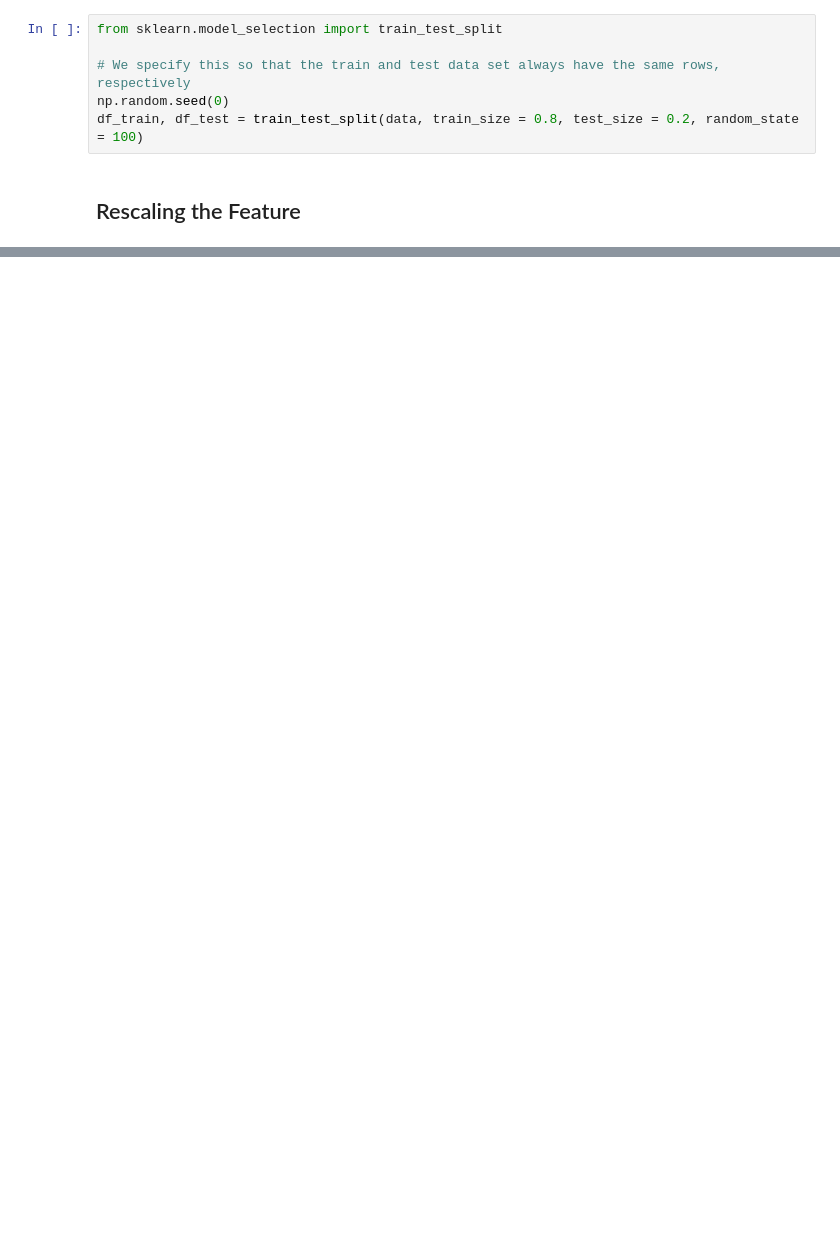
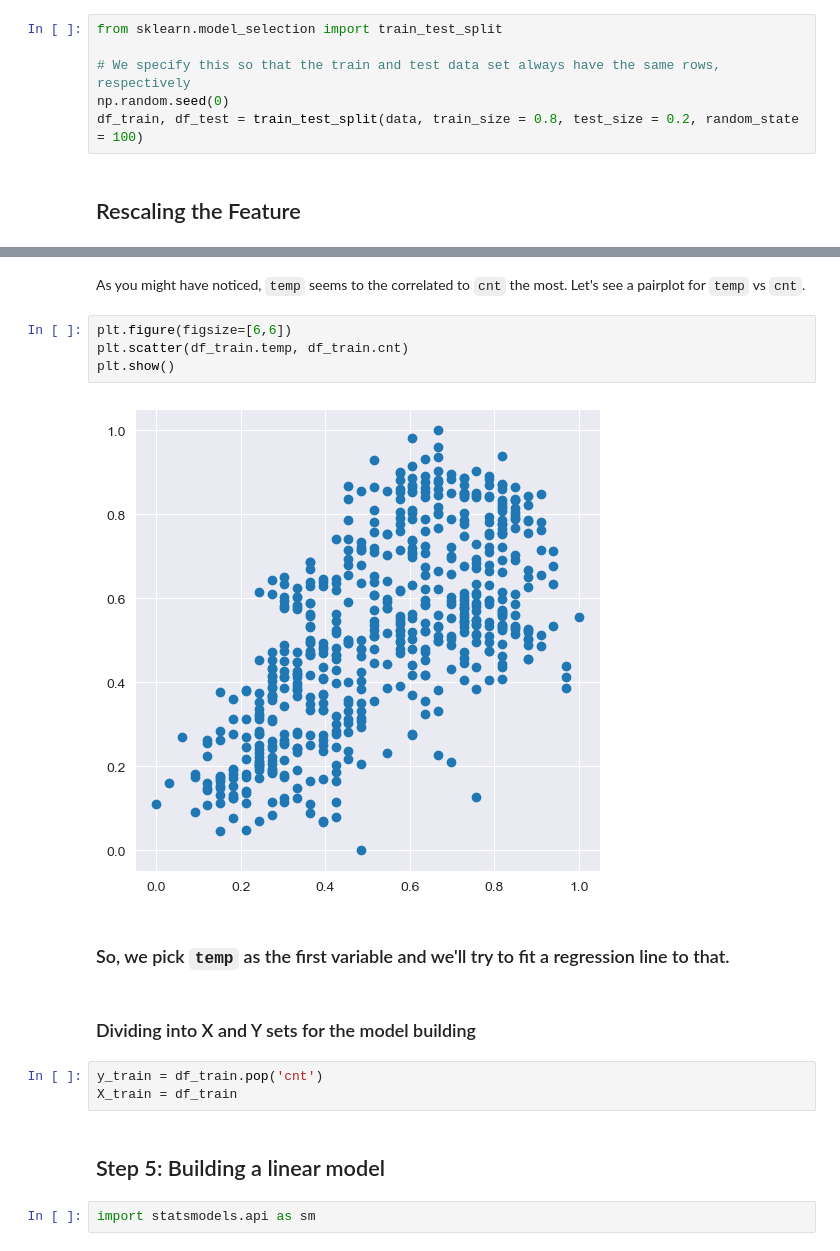
Before and after one commit to lacusu/ML1-LR-SharedBike-Assignment, a Jupyter notebook: BikeSharedAssignment.ipynb, the cells around one changed output, grey strips where cells are left out. Drawn from its saved outputs; the diff is of its cells as text; blank space fills up the shorter version.

```diff
--- a/BikeSharedAssignment.ipynb
+++ b/BikeSharedAssignment.ipynb
@@ -291,0 +212,19 @@ df_train.head()
+# %% [markdown]
+As you might have noticed, `temp` seems to the correlated to `cnt` the most. Let's see a pairplot for `temp` vs `cnt`.
+# %%
+plt.figure(figsize=[6,6])
+plt.scatter(df_train.temp, df_train.cnt)
+plt.show()
+# %% [output]
+[figure, added]
+# %% [markdown]
+### So, we pick `temp` as the first variable and we'll try to fit a regression line to that.
+# %% [markdown]
+### Dividing into X and Y sets for the model building
+# %%
+y_train = df_train.pop('cnt')
+X_train = df_train
+# %% [markdown]
+## Step 5: Building a linear model
+# %%
+import statsmodels.api as sm
```
Also changed, not shown: parts of 60 cells of this notebook.
